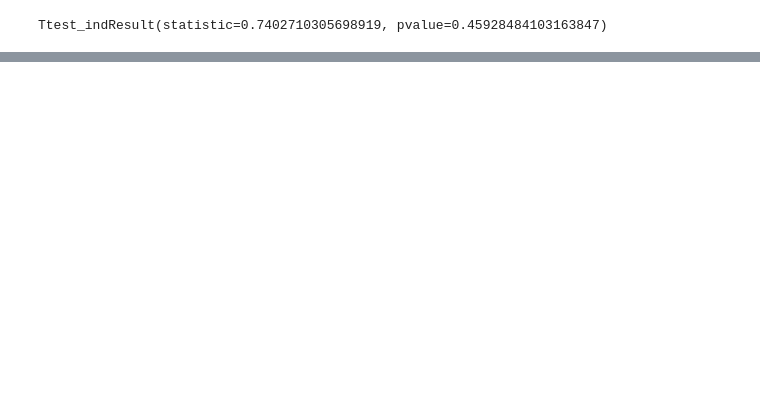
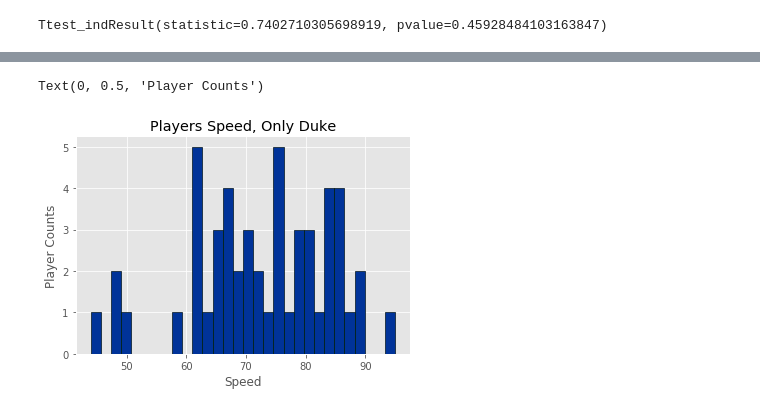
Before and after one commit to brandonmojica/2k_my_teams_analysis, a Jupyter notebook: 2k_myteams_data_anaysis.ipynb, the cells around one changed output, grey strips where cells are left out. Cells and saved outputs as stored; diff of their text form; code cells hidden in the pictures; blank space fills up the shorter version.

```diff
--- a/2k_myteams_data_anaysis.ipynb
+++ b/2k_myteams_data_anaysis.ipynb
@@ -185,0 +204,15 @@ Ttest_indResult(statistic=0.7402710305698919, pvalue=0.45928484103163847)
+# %%
+# matplotlib histogram
+plt.hist(duke_players_arr, color = 'blue', edgecolor = 'black',bins=30)
+
+# seaborn histogram
+sns.distplot(duke_players_arr, hist=True, kde=False,
+             bins=30, color = 'green',
+             hist_kws={'edgecolor':'black'})
+# Add labels
+plt.title('Players Speed, Only Duke')
+plt.xlabel('Speed')
+plt.ylabel('Player Counts')
+# %% [output]
+Text(0, 0.5, 'Player Counts')
+[figure, added]
```
Also changed, not shown: parts of 4 cells of this notebook.
